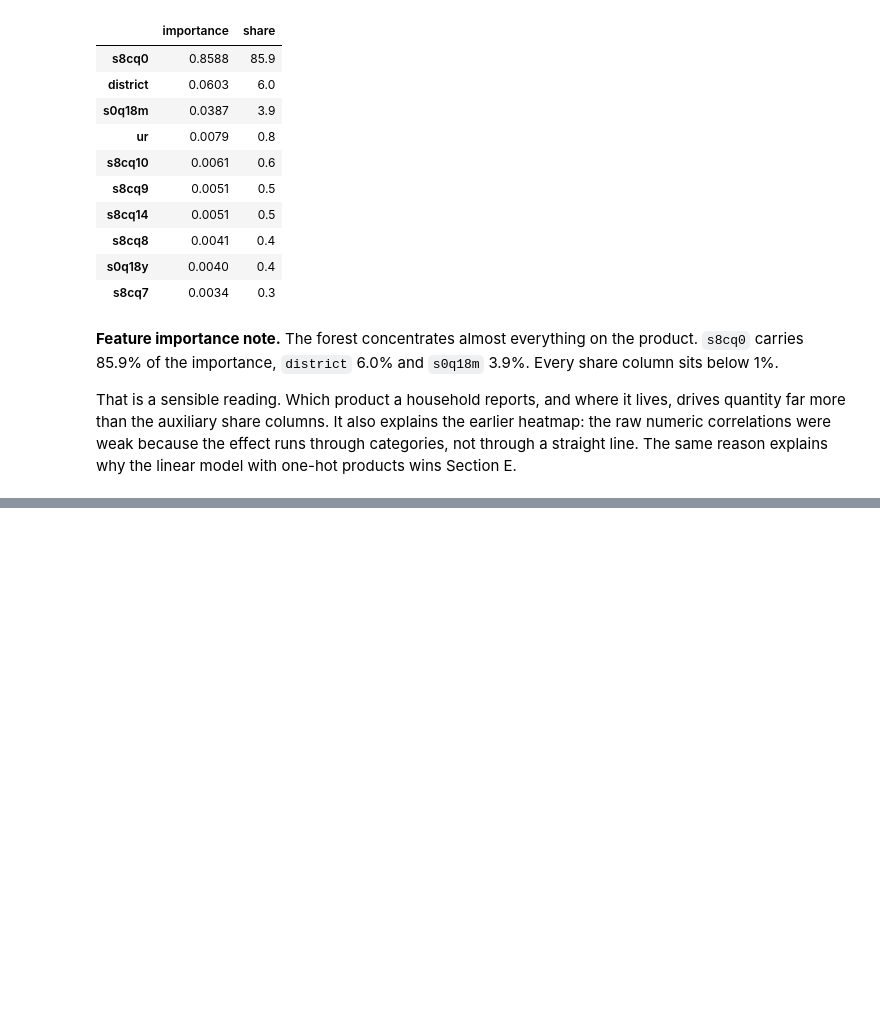
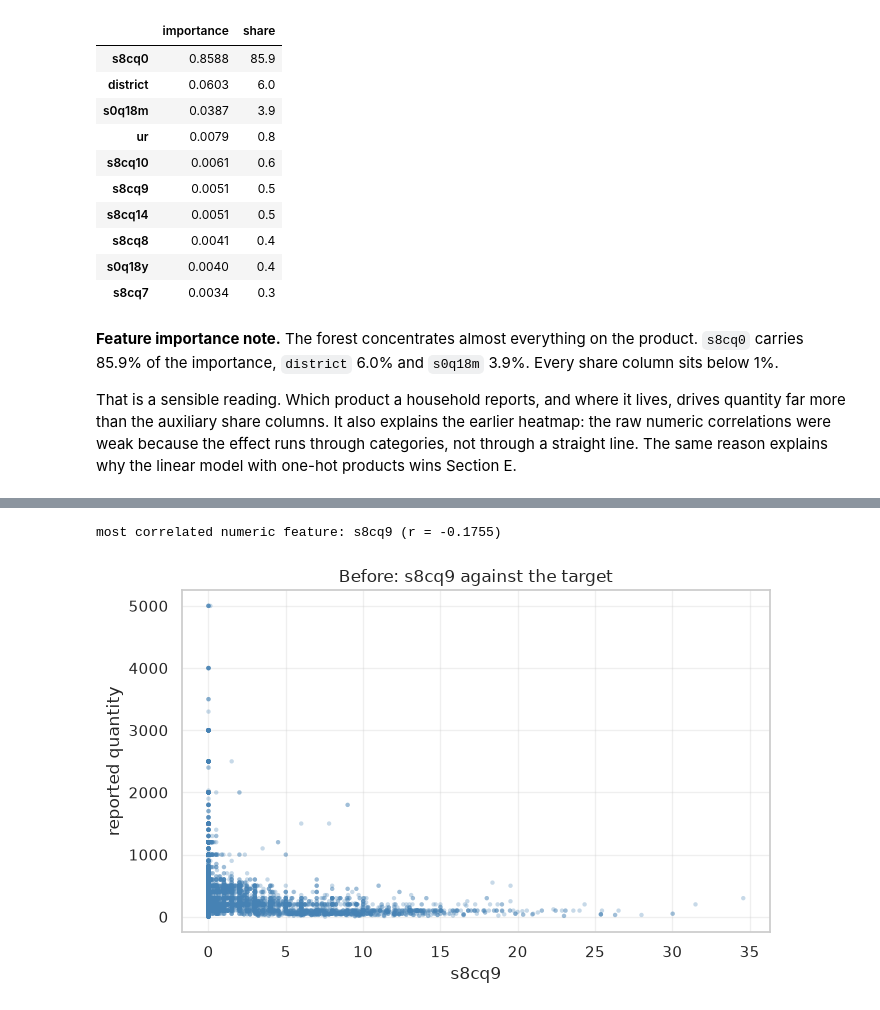
Before and after one commit to elkuradusenge/linear_regression_model, a Jupyter notebook: summative/linear_regression/multivariate.ipynb, the cells around one changed output, grey strips where cells are left out. Saved outputs shown, nothing was run; the diff lists cells and outputs as text; code cells hidden in the pictures; blank space fills up the shorter version.

```diff
--- a/summative/linear_regression/multivariate.ipynb
+++ b/summative/linear_regression/multivariate.ipynb
@@ -102,6 +102,19 @@ def evaluate(model, X_train, X_test, y_train, y_test):
     test_mse = mean_squared_error(y_test, model.predict(X_test))
     return train_mse, test_mse
 
+def plot_scatter(ax, x, y, line=None):
+    """Scatter x against y on ax, with an optional fitted line."""
+    x = np.asarray(x, dtype=float)
+    y = np.asarray(y, dtype=float)
+    ax.scatter(x, y, s=10, alpha=0.30, edgecolors="none", color="steelblue")
+    if line is not None:
+        grid = np.linspace(x.min(), x.max(), 100).reshape(-1, 1)
+        names = getattr(line, "feature_names_in_", None)
+        inputs = pd.DataFrame(grid, columns=list(names)) if names is not None else grid
+        ax.plot(grid.ravel(), line.predict(inputs), color="crimson", linewidth=2)
+    ax.grid(alpha=0.3)
+    return ax
+
 def _source_feature(encoded_name: str) -> str:
     """Map an encoded column such as 'categorical__s8cq0_Fresh milk' back to 's8cq0'."""
     body = encoded_name.split("__", 1)[-1]
@@ -533,0 +590,15 @@ reason explains why the linear model with one-hot products wins Section E.
+# %%
+corr_to_target = df[NUMERIC_FEATURES + [TARGET]].corr()[TARGET].drop(TARGET)
+top_feature = corr_to_target.abs().idxmax()
+print(f"most correlated numeric feature: {top_feature} (r = {corr_to_target[top_feature]:.4f})")
+
+fig, ax = plt.subplots(figsize=(7, 4.5))
+plot_scatter(ax, df[top_feature], df[TARGET])
+ax.set_xlabel(top_feature)
+ax.set_ylabel("reported quantity")
+ax.set_title(f"Before: {top_feature} against the target")
+plt.tight_layout()
+plt.show()
+# %% [output]
+most correlated numeric feature: s8cq9 (r = -0.1755)
+[figure, added]
```
Also changed, not shown: parts of 6 cells of this notebook.
